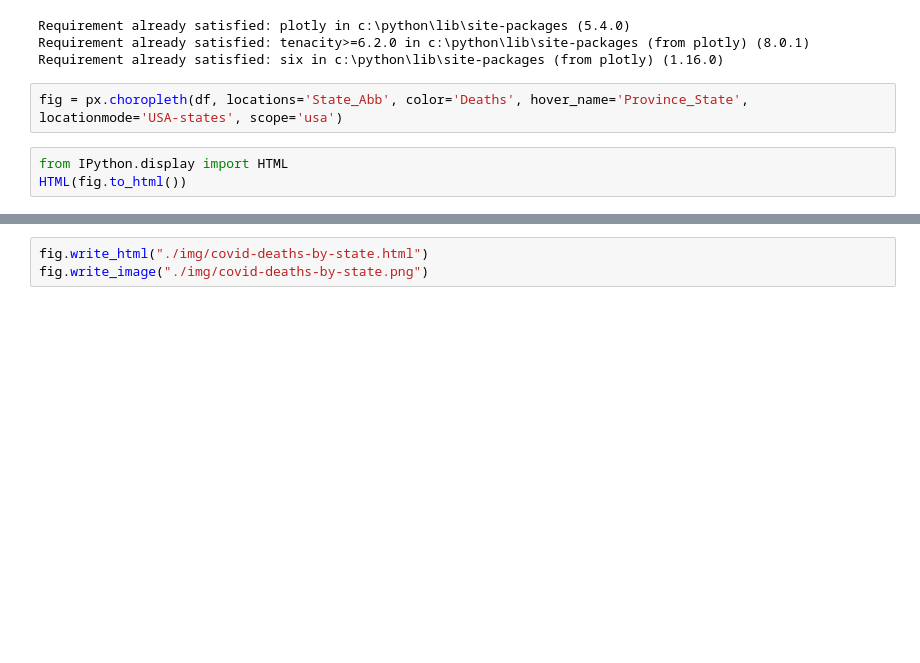
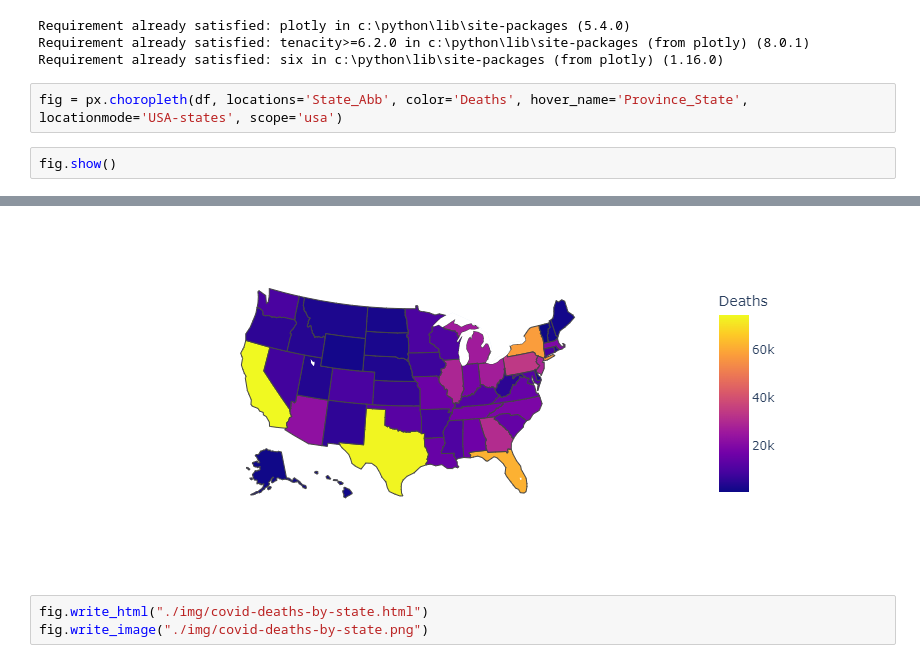
Before and after one commit to vhadurschulr1/python-tutorial, a Jupyter notebook: notebooks/REST Example.ipynb, the cells around one changed output, grey strips where cells are left out. Cells and saved outputs as stored; diff of their text form; blank space fills up the shorter version.

```diff
--- a/notebooks/REST Example.ipynb
+++ b/notebooks/REST Example.ipynb
@@ -127,10 +127,10 @@ Requirement already satisfied: six in c:\python\lib\site-packages (from plotly)
 # %%
 fig = px.choropleth(df, locations='State_Abb', color='Deaths', hover_name='Province_State', locationmode='USA-states', scope='usa')
 # %%
-from IPython.display import HTML
-HTML(fig.to_html())
+fig.show()
 # %% [output]
 [interactive output not drawn]
+[figure, added]
 # %%
 fig.write_html("./img/covid-deaths-by-state.html")
 fig.write_image("./img/covid-deaths-by-state.png")
```
